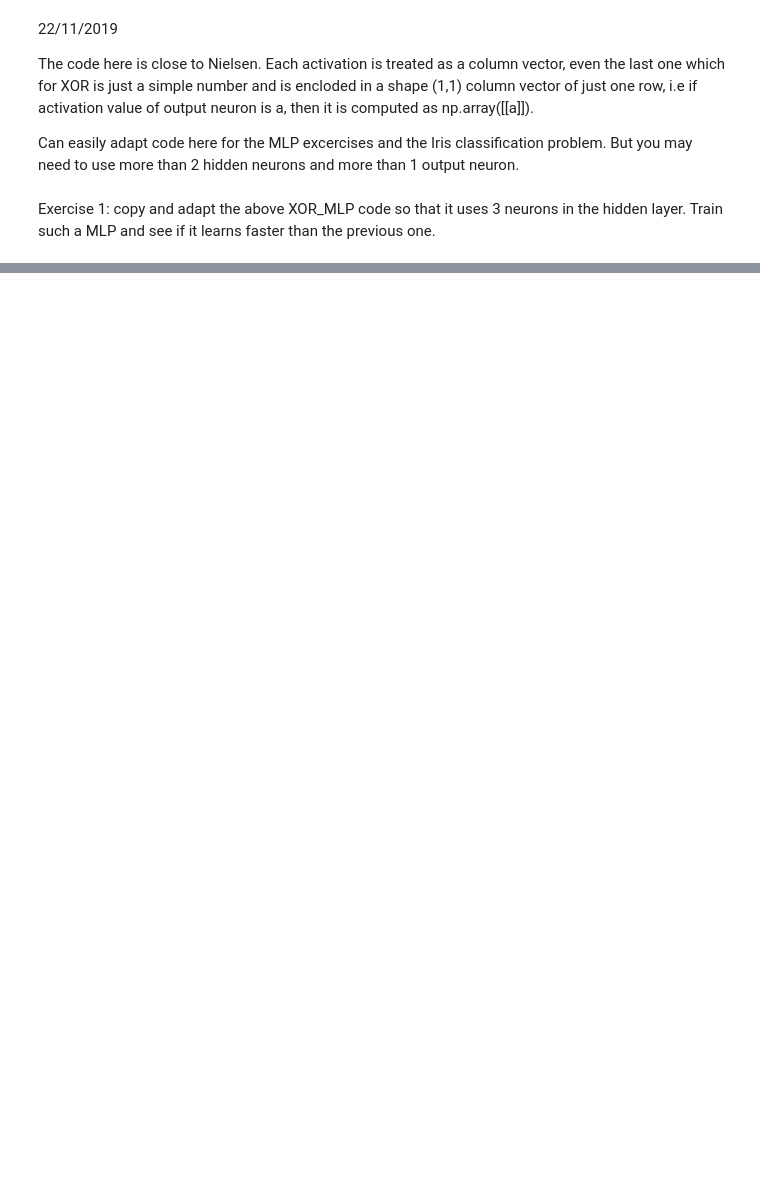
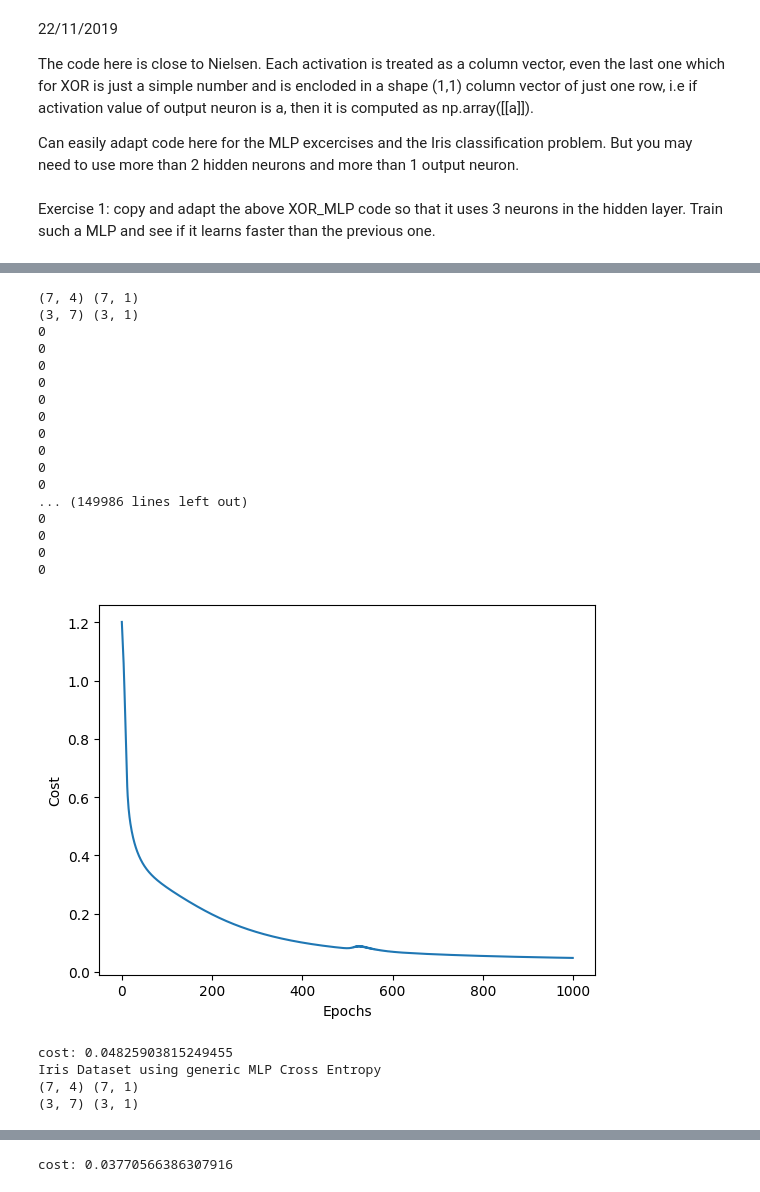
Before and after one commit to MatthewBradon/Sigmoid_MLP, a Jupyter notebook: XOR_MLP v1.ipynb, the cells around one changed output, grey strips where cells are left out. Saved outputs shown, nothing was run; the diff lists cells and outputs as text; code cells hidden in the pictures; blank space fills up the shorter version.

```diff
--- a/XOR_MLP v1.ipynb
+++ b/XOR_MLP v1.ipynb
@@ -439,7 +436,7 @@ class generic_MLP:
             deltas[-1] = (actual_outputs[-1] - y) * sigm_deriv(zs[-1])
 
             #Delta for hidden layers
-            for i in reversed(range(self.num_layers - 1)):
+            for i in reversed(range(self.num_layers-1)):
                 deltas[i] = sigm_deriv(zs[i]) * (self.weights[i+1].T.dot(deltas[i+1]))
 
             #Adjust weights and biases
@@ -458,7 +455,7 @@ class generic_MLP:
         for e in range(epochs):
             d_bs, d_ws, cost[e] = self.backprop(self.train_inputs, self.train_outputs)
 
-            for i in range(self.num_layers - 1):
+            for i in range(self.num_layers):
                 self.biases[i] += -eta * d_bs[i]
                 self.weights[i] += -eta * d_ws[i]
 
@@ -551,7 +548,7 @@ class generic_MLP_CrossEntropy:
         for e in range(epochs):
             d_bs, d_ws, cost[e] = self.backprop(self.train_inputs, self.train_outputs)
 
-            for i in range(self.num_layers - 1):
+            for i in range(self.num_layers):
                 self.biases[i] += -eta * d_bs[i]
                 self.weights[i] += -eta * d_ws[i]
 
@@ -914,40 +972,63 @@ xs = training_inputs.T
 
 
 input_size = 4
-hidden_layer_sizes = [25,25]
+hidden_layer_sizes = [7]
 output_size = 3
 
 iris_mlp = generic_MLP(input_size, hidden_layer_sizes, output_size)
 
 iris_mlp.train_inputs = training_inputs
 iris_mlp.train_outputs = training_outputs
 
 
 epochs = 1000
 
-c = iris_mlp.train(epochs, 0.4)
-
-iris_mlp.human_readable_feedforward(xs)
+c = iris_mlp.train(epochs, 0.8)
+print("cost: " + str(c[-1]))
+#iris_mlp.human_readable_feedforward(xs)
 
 
 # Adding an extra hidden layer with 25 neurons cost graph is smoother
 # Accuracy seems to be similiar to the previous MLP if not slightly worse
 
 #Problem 4 Iris Dataset  using generic MLP Cross Entropy
 
 print('Iris Dataset using generic MLP Cross Entropy')
 
 input_size = 4
-hidden_layer_sizes = [25,25]
+hidden_layer_sizes = [7]
 output_size = 3
 
 ciris_mlp = generic_MLP_CrossEntropy(input_size, hidden_layer_sizes, output_size)
 
 ciris_mlp.train_inputs = training_inputs
 ciris_mlp.train_outputs = training_outputs
 
 epochs = 1000
 
-c = ciris_mlp.train(epochs, 0.1)
-
-ciris_mlp.human_readable_feedforward(xs)
+c = ciris_mlp.train(epochs, 0.19)
+print("cost: " + str(c[-1]))
+#ciris_mlp.human_readable_feedforward(xs)
+# %% [output]
+(7, 4) (7, 1)
+(3, 7) (3, 1)
+0
+0
+0
+0
+0
+0
+0
+0
+0
+0
+... (149986 lines left out)
+0
+0
+0
+0
+[figure, added]
+cost: 0.04825903815249455
+Iris Dataset using generic MLP Cross Entropy
+(7, 4) (7, 1)
+(3, 7) (3, 1)
@@ -954,3 +1036,4 @@ ciris_mlp.human_readable_feedforward(xs)
+cost: 0.03770566386307916
 # %%
 #Breast Cancer Wisconsin (Diagnostic) Data Set using generic MLP
 
```
Also changed, not shown: parts of 11 cells of this notebook.
